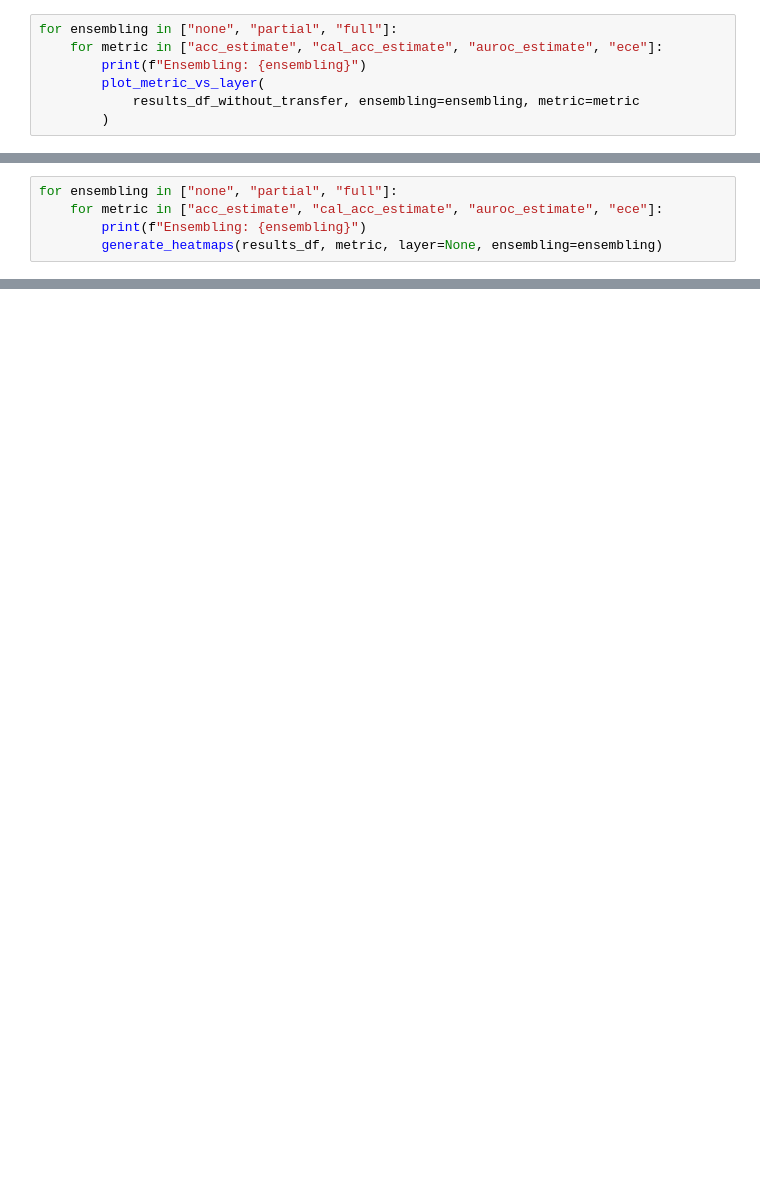
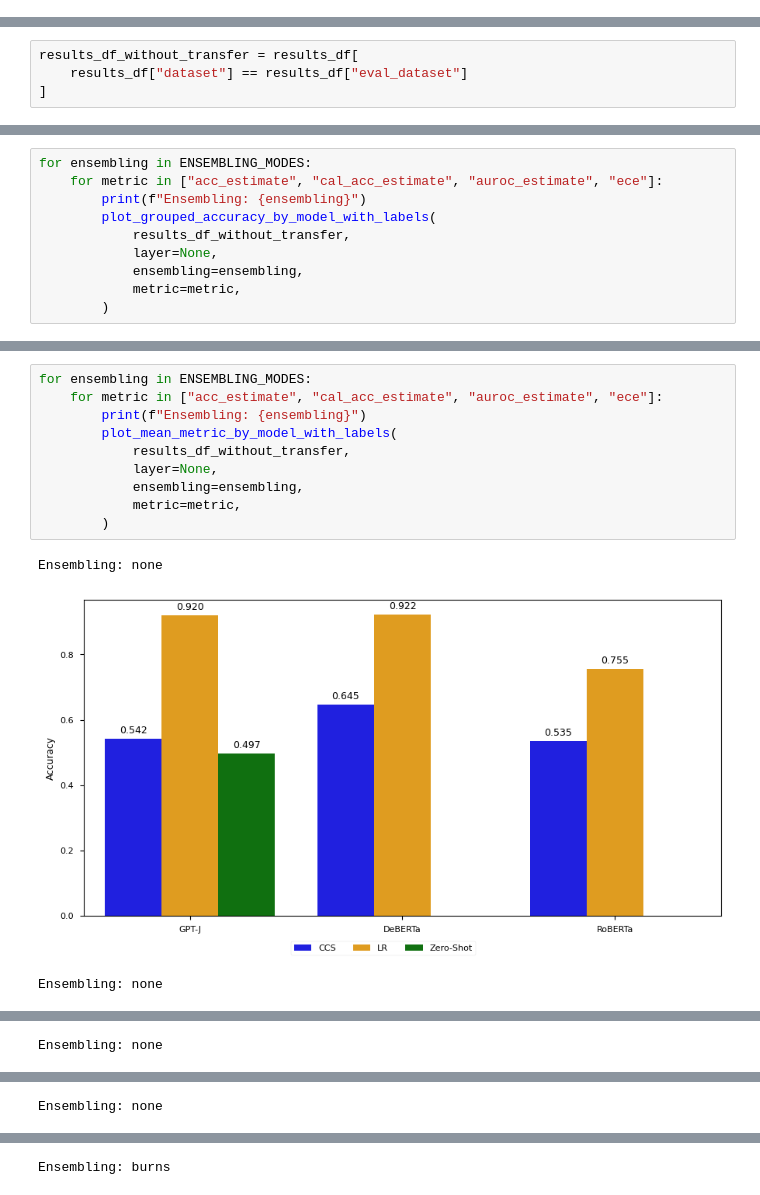
Before and after one commit to ebronstein/ccs, a Jupyter notebook: plots.ipynb, the cells around one changed output, grey strips where cells are left out. Drawn from its saved outputs; the diff is of its cells as text; blank space fills up the shorter version.

```diff
--- a/plots.ipynb
+++ b/plots.ipynb
@@ -562,7 +0,0 @@ SyntaxError: invalid syntax (1821680755.py, line 40)
-# %%
-for ensembling in ["none", "partial", "full"]:
-    for metric in ["acc_estimate", "cal_acc_estimate", "auroc_estimate", "ece"]:
-        print(f"Ensembling: {ensembling}")
-        plot_metric_vs_layer(
-            results_df_without_transfer, ensembling=ensembling, metric=metric
-        )
@@ -645,5 +0,0 @@ def generate_heatmaps(df, metric_name: str, layer=None, ensembling=None):
-# %%
-for ensembling in ["none", "partial", "full"]:
-    for metric in ["acc_estimate", "cal_acc_estimate", "auroc_estimate", "ece"]:
-        print(f"Ensembling: {ensembling}")
-        generate_heatmaps(results_df, metric, layer=None, ensembling=ensembling)
@@ -663,0 +154,4 @@ Ensembling: partial
+# %%
+results_df_without_transfer = results_df[
+    results_df["dataset"] == results_df["eval_dataset"]
+]
@@ -663,0 +391,10 @@ Ensembling: partial
+# %%
+for ensembling in ENSEMBLING_MODES:
+    for metric in ["acc_estimate", "cal_acc_estimate", "auroc_estimate", "ece"]:
+        print(f"Ensembling: {ensembling}")
+        plot_grouped_accuracy_by_model_with_labels(
+            results_df_without_transfer,
+            layer=None,
+            ensembling=ensembling,
+            metric=metric,
+        )
@@ -663,0 +537,14 @@ Ensembling: partial
+# %%
+for ensembling in ENSEMBLING_MODES:
+    for metric in ["acc_estimate", "cal_acc_estimate", "auroc_estimate", "ece"]:
+        print(f"Ensembling: {ensembling}")
+        plot_mean_metric_by_model_with_labels(
+            results_df_without_transfer,
+            layer=None,
+            ensembling=ensembling,
+            metric=metric,
+        )
+# %% [output]
+Ensembling: none
+[figure, added]
+Ensembling: none
@@ -663,0 +552 @@ Ensembling: partial
+Ensembling: none
@@ -663,0 +554 @@ Ensembling: partial
+Ensembling: none
@@ -663,0 +556 @@ Ensembling: partial
+Ensembling: burns
```
Also changed, not shown: parts of 39 cells of this notebook, 5 other files.
